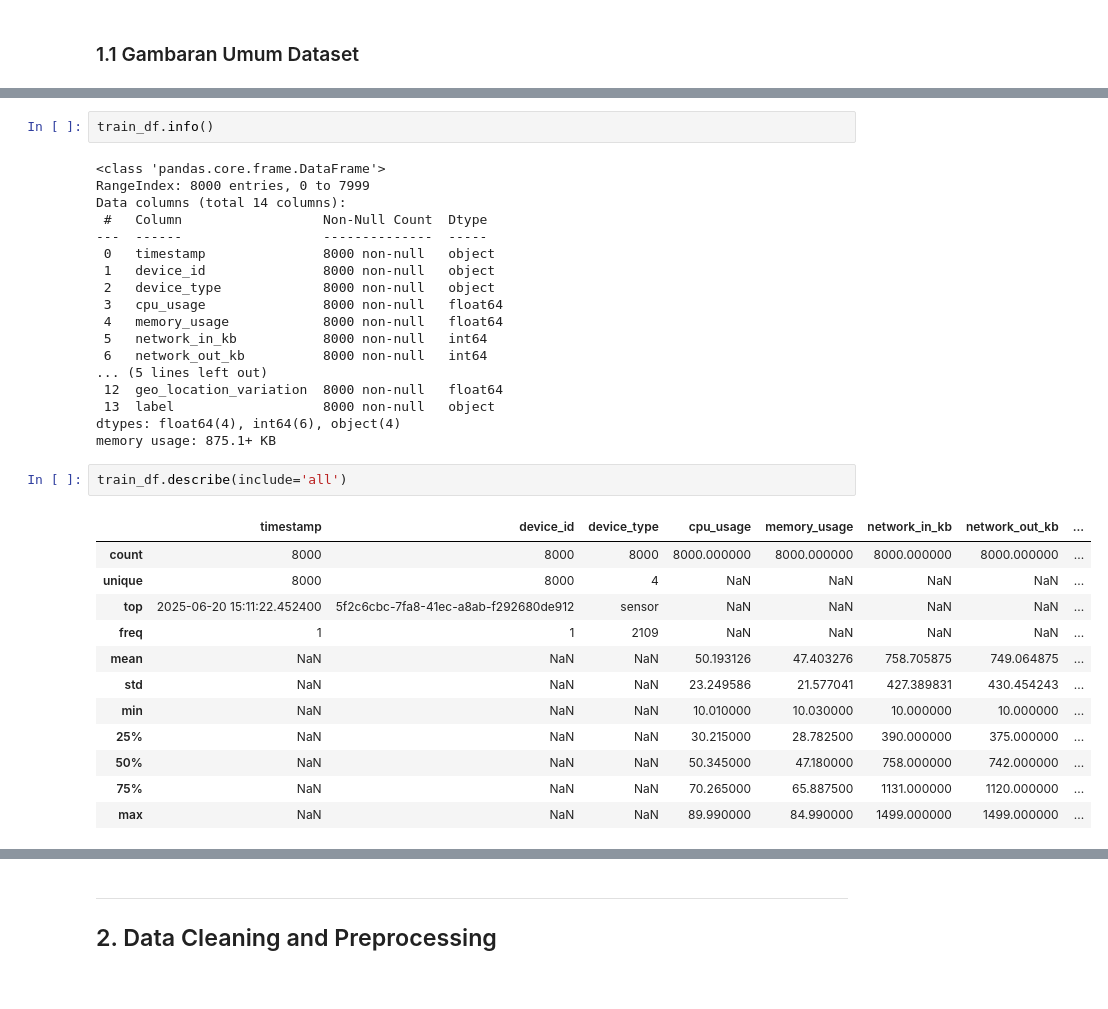
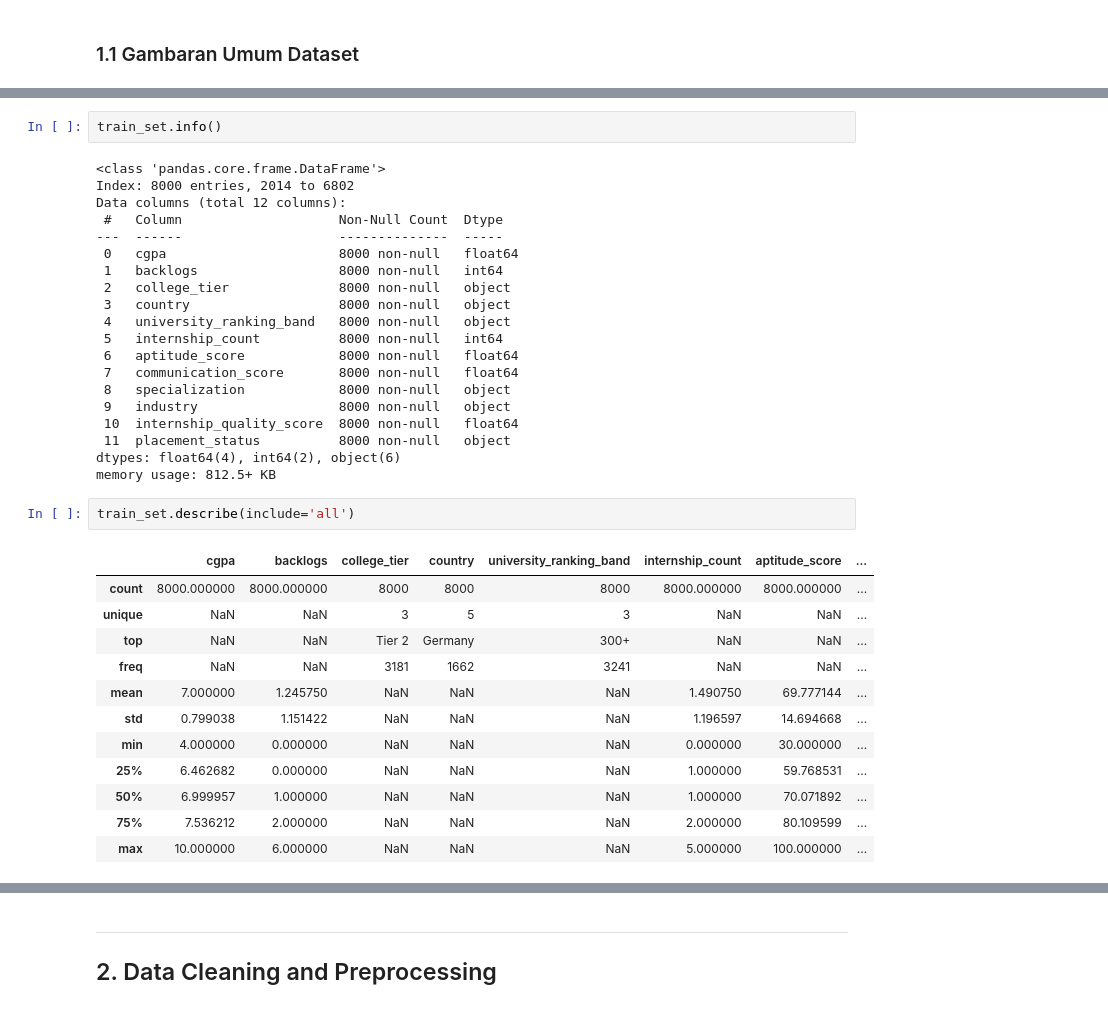
Before and after one commit to reletz/ML-FFNN, a Jupyter notebook: src/notebook/experiments.ipynb, the cells around one changed output, grey strips where cells are left out. Saved outputs shown, nothing was run; the diff lists cells and outputs as text.

```diff
--- a/src/notebook/experiments.ipynb
+++ b/src/notebook/experiments.ipynb
@@ -99,37 +99,39 @@ train_set.head()
 # %%
-train_df.info()
+train_set.info()
 # %% [output]
 <class 'pandas.core.frame.DataFrame'>
-RangeIndex: 8000 entries, 0 to 7999
-Data columns (total 14 columns):
- #   Column                  Non-Null Count  Dtype
----  ------                  --------------  -----
- 0   timestamp               8000 non-null   object
- 1   device_id               8000 non-null   object
- 2   device_type             8000 non-null   object
- 3   cpu_usage               8000 non-null   float64
- 4   memory_usage            8000 non-null   float64
- 5   network_in_kb           8000 non-null   int64
- 6   network_out_kb          8000 non-null   int64
-... (5 lines left out)
- 12  geo_location_variation  8000 non-null   float64
- 13  label                   8000 non-null   object
-dtypes: float64(4), int64(6), object(4)
-memory usage: 875.1+ KB
+Index: 8000 entries, 2014 to 6802
+Data columns (total 12 columns):
+ #   Column                    Non-Null Count  Dtype
+---  ------                    --------------  -----
+ 0   cgpa                      8000 non-null   float64
+ 1   backlogs                  8000 non-null   int64
+ 2   college_tier              8000 non-null   object
+ 3   country                   8000 non-null   object
+ 4   university_ranking_band   8000 non-null   object
+ 5   internship_count          8000 non-null   int64
+ 6   aptitude_score            8000 non-null   float64
+ 7   communication_score       8000 non-null   float64
+ 8   specialization            8000 non-null   object
+ 9   industry                  8000 non-null   object
+ 10  internship_quality_score  8000 non-null   float64
+ 11  placement_status          8000 non-null   object
+dtypes: float64(4), int64(2), object(6)
+memory usage: 812.5+ KB
 # %%
-train_df.describe(include='all')
+train_set.describe(include='all')
 # %% [output]
-|  | timestamp | device_id | device_type | cpu_usage | memory_usage | network_in_kb | network_out_kb | ... |
-| count | 8000 | 8000 | 8000 | 8000.000000 | 8000.000000 | 8000.000000 | 8000.000000 | ... |
-| unique | 8000 | 8000 | 4 | NaN | NaN | NaN | NaN | ... |
-| top | 2025-06-20 15:11:22.452400 | 5f2c6cbc-7fa8-41ec-a8ab-f292680de912 | sensor | NaN | NaN | NaN | NaN | ... |
-| freq | 1 | 1 | 2109 | NaN | NaN | NaN | NaN | ... |
-| mean | NaN | NaN | NaN | 50.193126 | 47.403276 | 758.705875 | 749.064875 | ... |
-| std | NaN | NaN | NaN | 23.249586 | 21.577041 | 427.389831 | 430.454243 | ... |
-| min | NaN | NaN | NaN | 10.010000 | 10.030000 | 10.000000 | 10.000000 | ... |
-| 25% | NaN | NaN | NaN | 30.215000 | 28.782500 | 390.000000 | 375.000000 | ... |
-| 50% | NaN | NaN | NaN | 50.345000 | 47.180000 | 758.000000 | 742.000000 | ... |
-| 75% | NaN | NaN | NaN | 70.265000 | 65.887500 | 1131.000000 | 1120.000000 | ... |
-| max | NaN | NaN | NaN | 89.990000 | 84.990000 | 1499.000000 | 1499.000000 | ... |
+|  | cgpa | backlogs | college_tier | country | university_ranking_band | internship_count | aptitude_score | ... |
+| count | 8000.000000 | 8000.000000 | 8000 | 8000 | 8000 | 8000.000000 | 8000.000000 | ... |
+| unique | NaN | NaN | 3 | 5 | 3 | NaN | NaN | ... |
+| top | NaN | NaN | Tier 2 | Germany | 300+ | NaN | NaN | ... |
+| freq | NaN | NaN | 3181 | 1662 | 3241 | NaN | NaN | ... |
+| mean | 7.000000 | 1.245750 | NaN | NaN | NaN | 1.490750 | 69.777144 | ... |
+| std | 0.799038 | 1.151422 | NaN | NaN | NaN | 1.196597 | 14.694668 | ... |
+| min | 4.000000 | 0.000000 | NaN | NaN | NaN | 0.000000 | 30.000000 | ... |
+| 25% | 6.462682 | 0.000000 | NaN | NaN | NaN | 1.000000 | 59.768531 | ... |
+| 50% | 6.999957 | 1.000000 | NaN | NaN | NaN | 1.000000 | 70.071892 | ... |
+| 75% | 7.536212 | 2.000000 | NaN | NaN | NaN | 2.000000 | 80.109599 | ... |
+| max | 10.000000 | 6.000000 | NaN | NaN | NaN | 5.000000 | 100.000000 | ... |
 # %%
 # Cek missing values
```
Also changed, not shown: parts of 12 cells of this notebook.
